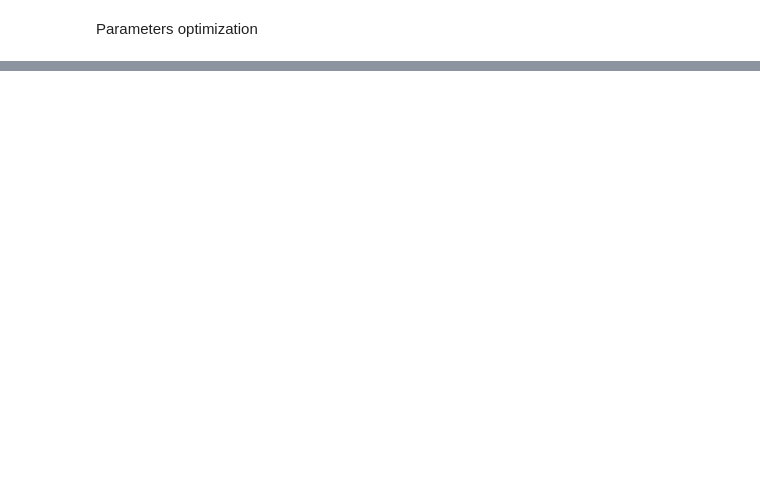
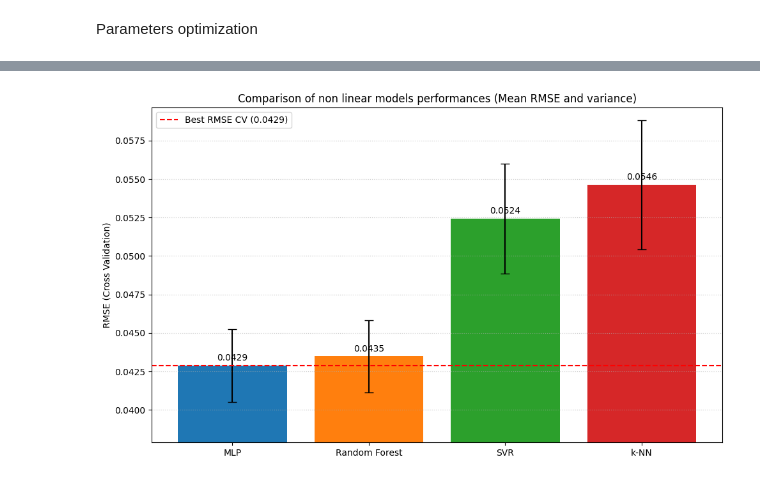
Before and after one commit to thomasrixen/LELEC2870-Project, a Jupyter notebook: Part2/Part2.ipynb, the cells around one changed output, grey strips where cells are left out. Cells and saved outputs as stored; diff of their text form; code cells hidden in the pictures; blank space fills up the shorter version.

Commit message:
part2

```diff
--- a/Part2/Part2.ipynb
+++ b/Part2/Part2.ipynb
@@ -250,8 +250,8 @@ selected_features_rfecv = X_train_full.columns[rfecv_selector.support_].tolist()
 print("\nCaractéristiques sélectionnées :")
 print(selected_features_rfecv)
 
-#X_train_part2 = X_train_full[selected_features_rfecv].copy()
-#X_test_part2 = X_test_mrmr[selected_features_rfecv].copy()
+X_train_part2 = X_train_full[selected_features_rfecv].copy()
+X_test_part2 = X_test_mrmr[selected_features_rfecv].copy()
 # %% [output]
 Début de la sélection de caractéristiques RFECV (Cross-Validation) en utilisant la RMSE...
 Fitting estimator with 17 features.
@@ -368,18 +298,18 @@ print("\n--- Optimisation du Random Forest ---")
 #     mse = np.mean((y_pred - y_true) ** 2)
 #     return np.sqrt(mse)
 # rmse_scorer_for_rfecv = make_scorer(compute_rmse, greater_is_better=False)
-y_train_ravel = y_train_full.values.ravel()
+
 
 param_grid_rf = {
     # Nombre d'arbres : doit être suffisamment grand pour la stabilité
-    'n_estimators': [100, 300, 500],
+    'n_estimators': [800, 700],
 
     # Profondeur maximale : contrôle la complexité et l'overfitting
-    'max_depth': [10, 20, None], # None signifie illimité
+    'max_depth': [21], # None signifie illimité
 
     # Nombre de features à considérer à chaque split
     # 'sqrt' est souvent la meilleure valeur par défaut pour la régression
-    'max_features': ['sqrt', 0.5, 0.7]
+    'max_features': [0.6]
 
     # 'min_samples_split' : [2, 5] peut être ajouté si le tuning est trop rapide
 }
@@ -414,11 +344,9 @@ Meilleurs hyperparamètres RF : {'max_depth': None, 'max_features': 0.7, 'n_esti
 # %%
 print("\n--- Optimisation du K-NN ---")
 
-# Assurez-vous que rmse_scorer_for_rfecv, X_train_part2, et y_train_full sont définis
-
 param_grid_knn = {
     # Nombre de voisins (k) : une valeur impaire est préférable
-    'n_neighbors': [3, 5, 7, 9, 11, 15],
+    'n_neighbors': [7, 8, 9],
 
     # Poids : Uniforme ou Distance (les plus proches comptent plus)
     'weights': ['uniform', 'distance'],
@@ -498,0 +490,84 @@ print("\n--- Optimisation du MLP (Simple) ---")
+# %%
+import pandas as pd
+import numpy as np
+import matplotlib.pyplot as plt
+from sklearn.base import is_regressor
+from sklearn.metrics import mean_squared_error
+
+# --- 1. FONCTIONS D'EXTRACTION (pour la robustesse) ---
+
+def extract_best_rmse_and_std(grid_search_object):
+    """
+    Extrait le meilleur RMSE (moyenne) et l'écart-type (variance)
+    du meilleur estimateur dans un objet GridSearchCV.
+    """
+    if grid_search_object is None:
+        # Gérer le cas où un modèle n'a pas été entraîné (ex: Linéaire)
+        return 0,0
+
+    # Trouver l'indice de la meilleure combinaison d'hyperparamètres
+    best_index = grid_search_object.best_index_
+
+    # Extraire les résultats
+    results = pd.DataFrame(grid_search_object.cv_results_)
+
+    # Le meilleur score est négatif (rmse_scorer_for_rfecv)
+    mean_rmse = -results.loc[best_index, 'mean_test_score']
+
+    # L'écart-type est pour le *score* (négatif). Nous l'utilisons comme une approximation
+    # de l'écart-type du RMSE.
+    std_rmse = results.loc[best_index, 'std_test_score']
+
+    return mean_rmse, std_rmse
+
+
+# --- 2. EXTRACTION DES DONNÉES ET DÉFINITION DE LA BASELINE ---
+
+# Remplacer les 0.0 par vos objets de grille si vous les avez dans le contexte d'exécution
+# Ici, nous utilisons les objets définis dans le code que vous avez fourni
+rf_grid_obj = rf_grid
+knn_grid_obj = knn_grid
+svr_grid_obj = svr_grid
+mlp_grid_obj = mlp_grid
+
+#Extraction pour chaque modèle tuné
+rmse_rf, std_rf = extract_best_rmse_and_std(rf_grid_obj)
+rmse_knn, std_knn = extract_best_rmse_and_std(knn_grid_obj)
+rmse_svr, std_svr = extract_best_rmse_and_std(svr_grid_obj)
+rmse_mlp, std_mlp = extract_best_rmse_and_std(mlp_grid_obj)
+
+# 3. Préparation des données pour le graphique
+model_names = ['MLP', 'Random Forest', 'SVR', 'k-NN']
+rmse_means = [rmse_mlp, rmse_rf, rmse_svr, rmse_knn]
+rmse_stds = [std_mlp, std_rf, std_svr, std_knn] # Std très petite pour la baseline (estimation)
+
+# 4. Couleurs pour les barres (pour la lisibilité)
+colors = ['#1f77b4', '#ff7f0e', '#2ca02c', '#d62728', '#808080'] # Bleu, Orange, Vert, Rouge, Gris
+best_rmse_cv = min(rmse_means)
+
+
+# --- 3. TRACÉ DU GRAPHIQUE ---
+
+plt.figure(figsize=(10, 6))
+
+# Créer le graphique en barres avec des barres d'erreur
+bars = plt.bar(model_names, rmse_means, yerr=rmse_stds, capsize=5, color=colors)
+
+# Ajouter des annotations de valeur au-dessus des barres
+for bar in bars:
+    yval = bar.get_height()
+    plt.text(bar.get_x() + bar.get_width()/2, yval + 0.0002, f'{yval:.4f}', ha='center', va='bottom', fontsize=10)
+
+# Ajouter une ligne pour le niveau de référence
+plt.axhline(y=best_rmse_cv, color='r', linestyle='--', label=f'Best RMSE CV ({best_rmse_cv:.4f})')
+
+plt.ylim(min(rmse_means) - 0.005, max(rmse_means) + 0.005) # Ajuster l'axe Y pour mettre en évidence les différences
+plt.ylabel("RMSE (Cross Validation)")
+plt.title("Comparison of non linear models performances (Mean RMSE and variance)")
+plt.legend()
+plt.grid(axis='y', linestyle=':', alpha=0.7)
+plt.tight_layout()
+plt.savefig("C:/Users/User/Desktop/GBIOM2/LELEC2870_Machine_learning/LELEC2870-Project/plots/final_model_comparison_cv.pdf")
+plt.show()
+# %% [output]
+[figure, added]
```
Also changed, not shown: parts of 10 cells of this notebook.
